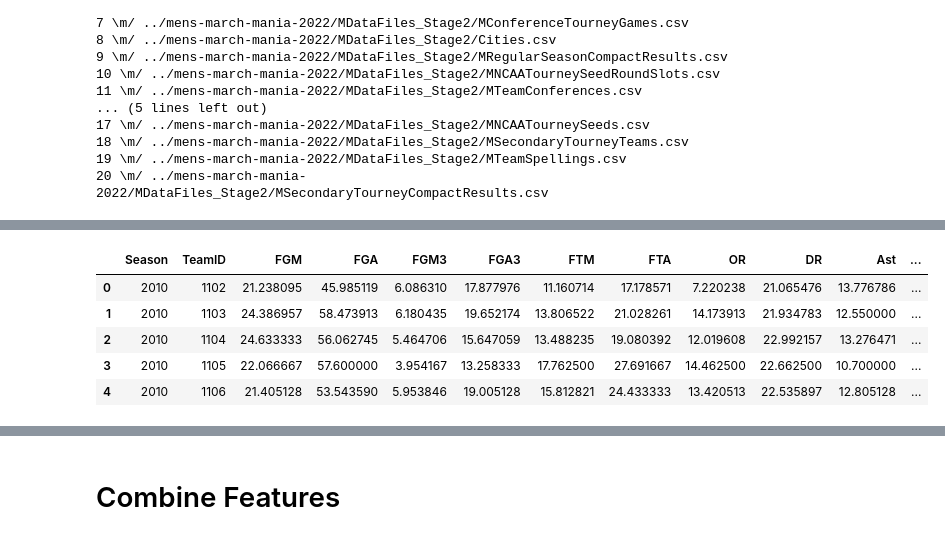
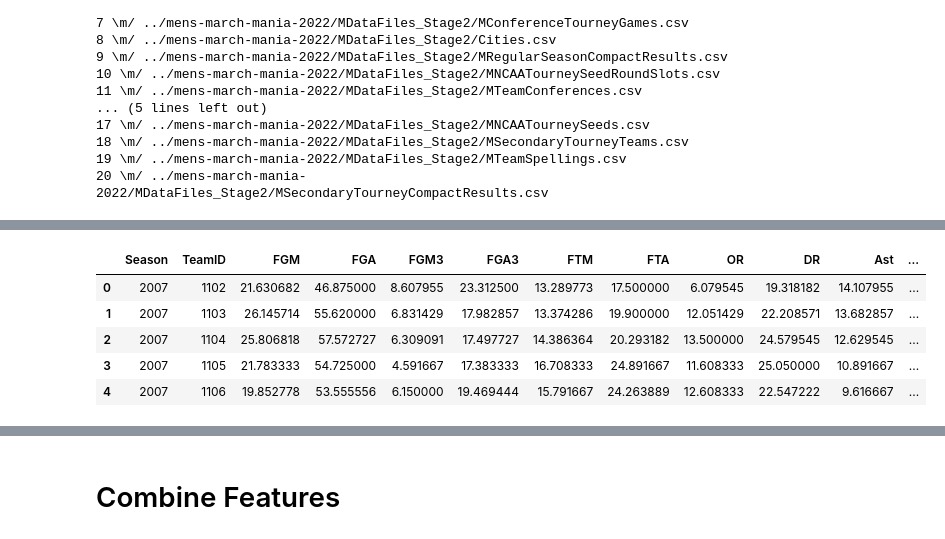
Before and after one commit to racruz25/group_project, a Jupyter notebook: Random_Forest_Model.ipynb, the cells around one changed output, grey strips where cells are left out. Drawn from its saved outputs; the diff is of its cells as text; code cells hidden in the pictures.

```diff
--- a/Random_Forest_Model.ipynb
+++ b/Random_Forest_Model.ipynb
@@ -99,36 +126,36 @@ Winning/Losing Personal Fouls
 # %%
 # 6) Use most updated ../mens-march-mania-2022/MDataFiles_Stage2/MRegularSeasonCompactResults file to retrieve season results
 ## 03/12/2022 - Aggregate Stats into WTeamID Stats/ LTeamIDStats
 
 SeasonResults = pd.read_csv(files[4])
 SeasonResults = SeasonResults.copy()
-SeasonResults = SeasonResults[SeasonResults['Season'] >= 2010].reset_index(drop=True)
+SeasonResults = SeasonResults[SeasonResults['Season'] >= 2007].reset_index(drop=True)
 #SeasonResults
 
 winning_cols = ['Season', 'WTeamID', 'WLoc', 'WFGM', 'WFGA', 'WFGM3', 'WFGA3', 'WFTM', 'WFTA', 'WOR', 'WDR', 'WAst', 'WTO', 'WStl', 'WBlk', 'WPF']
 losing_cols = ['Season', 'LTeamID', 'LFGM', 'LFGA', 'LFGM3', 'LFGA3', 'LFTM', 'LFTA', 'LOR', 'LDR', 'LAst', 'LTO', 'LStl', 'LBlk', 'LPF']
 columns = ['Season', 'TeamID', 'FGM', 'FGA', 'FGM3', 'FGA3', 'FTM', 'FTA', 'OR', 'DR', 'Ast', 'TO', 'Stl', 'Blk', 'PF']
 
 winning_stats = SeasonResults[winning_cols].groupby(['Season', 'WTeamID']).mean().reset_index()
 winning_stats.columns = columns
 
 losing_stats = SeasonResults[losing_cols].groupby(['Season', 'LTeamID']).mean().reset_index()
 losing_stats.columns = columns
 
 reg_season_stats = pd.concat([winning_stats, losing_stats]).groupby(['Season', 'TeamID']).mean().reset_index()
 
 reg_season_stats['id'] = reg_season_stats.Season.astype(str) + reg_season_stats.TeamID.astype(str)
 
 
 reg_season_stats.head()
 #reg_season_stats.to_csv('GroupProj_RegSeas_DF_N.csv', encoding='utf-8', index=False)
 
 # 2010 - 2022
 # %% [output]
 |  | Season | TeamID | FGM | FGA | FGM3 | FGA3 | FTM | FTA | OR | DR | Ast | ... |
-| 0 | 2010 | 1102 | 21.238095 | 45.985119 | 6.086310 | 17.877976 | 11.160714 | 17.178571 | 7.220238 | 21.065476 | 13.776786 | ... |
-| 1 | 2010 | 1103 | 24.386957 | 58.473913 | 6.180435 | 19.652174 | 13.806522 | 21.028261 | 14.173913 | 21.934783 | 12.550000 | ... |
-| 2 | 2010 | 1104 | 24.633333 | 56.062745 | 5.464706 | 15.647059 | 13.488235 | 19.080392 | 12.019608 | 22.992157 | 13.276471 | ... |
-| 3 | 2010 | 1105 | 22.066667 | 57.600000 | 3.954167 | 13.258333 | 17.762500 | 27.691667 | 14.462500 | 22.662500 | 10.700000 | ... |
-| 4 | 2010 | 1106 | 21.405128 | 53.543590 | 5.953846 | 19.005128 | 15.812821 | 24.433333 | 13.420513 | 22.535897 | 12.805128 | ... |
+| 0 | 2007 | 1102 | 21.630682 | 46.875000 | 8.607955 | 23.312500 | 13.289773 | 17.500000 | 6.079545 | 19.318182 | 14.107955 | ... |
+| 1 | 2007 | 1103 | 26.145714 | 55.620000 | 6.831429 | 17.982857 | 13.374286 | 19.900000 | 12.051429 | 22.208571 | 13.682857 | ... |
+| 2 | 2007 | 1104 | 25.806818 | 57.572727 | 6.309091 | 17.497727 | 14.386364 | 20.293182 | 13.500000 | 24.579545 | 12.629545 | ... |
+| 3 | 2007 | 1105 | 21.783333 | 54.725000 | 4.591667 | 17.383333 | 16.708333 | 24.891667 | 11.608333 | 25.050000 | 10.891667 | ... |
+| 4 | 2007 | 1106 | 19.852778 | 53.555556 | 6.150000 | 19.469444 | 15.791667 | 24.263889 | 12.608333 | 22.547222 | 9.616667 | ... |
 # %%
```
Also changed, not shown: parts of 19 cells of this notebook.
